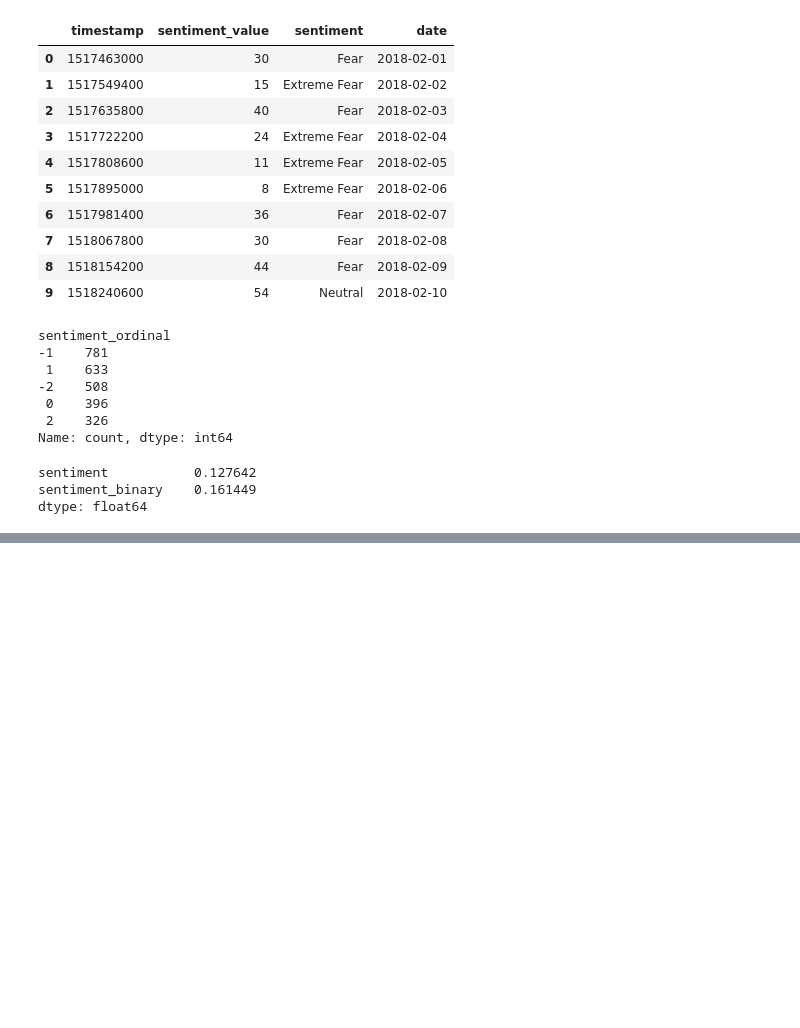
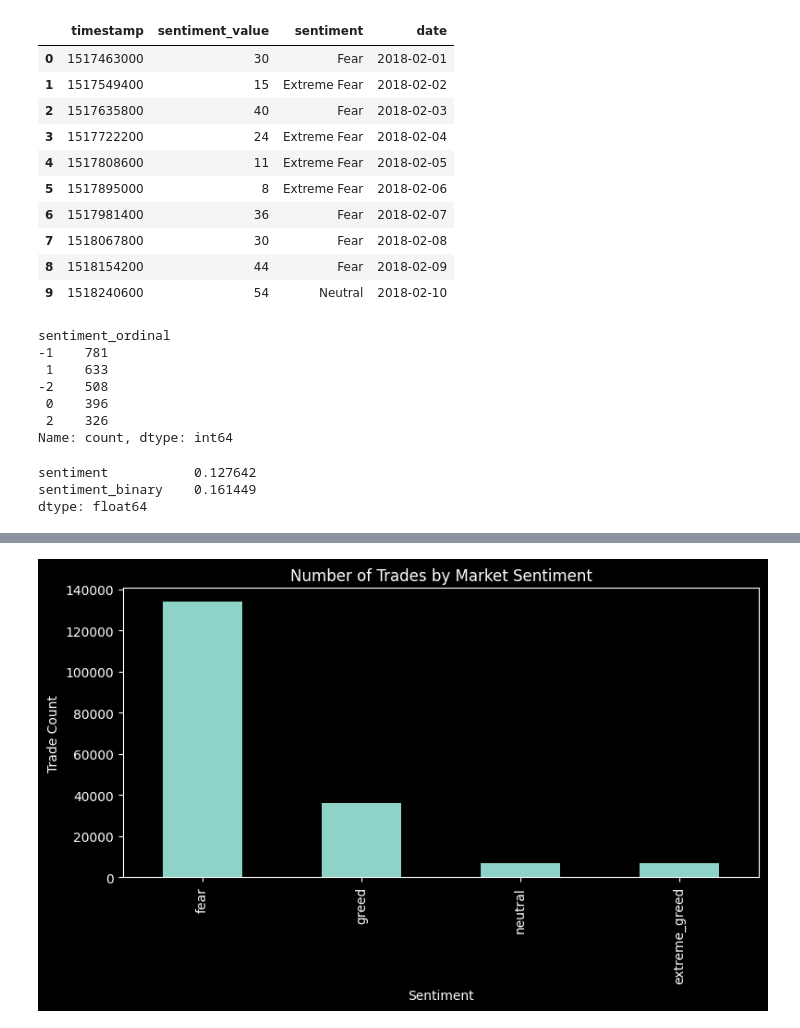
Before and after one commit to DeadBoTt-exe/Assignment_Primetrade.ai, a Jupyter notebook: notebook1.ipynb, the cells around one changed output, grey strips where cells are left out. Drawn from its saved outputs; the diff is of its cells as text; code cells hidden in the pictures; blank space fills up the shorter version.

```diff
--- a/notebook1.ipynb
+++ b/notebook1.ipynb
@@ -187,0 +220,12 @@ trades_sentiment.to_csv(
+# %%
+df["abs_size_usd"] = df["size_usd"].abs()
+df["fee_ratio"] = df["fee"] / df["abs_size_usd"]
+# %%
+df["sentiment_direction_interaction"] = (
+    df["direction"] * df["sentiment_ordinal"]
+)
+# %%
+df["hour"] = df["timestamp"].dt.hour
+df["day_of_week"] = df["timestamp"].dt.dayofweek  # 0 = Monday
+# %%
+df["is_profitable"] = (df["net_pnl"] > 0).astype(int)
@@ -187,0 +280,19 @@ trades_sentiment.to_csv(
+# %%
+#Do traders trade more during Greed or Fear?
+
+trade_count = (
+    df.groupby("sentiment")["account"]
+    .count()
+    .sort_values(ascending=False)
+)
+
+plt.figure(figsize=(8,5))
+trade_count.plot(kind="bar")
+plt.title("Number of Trades by Market Sentiment")
+plt.ylabel("Trade Count")
+plt.xlabel("Sentiment")
+plt.tight_layout()
+plt.savefig(OUTPUT_DIR / "trade_count_by_sentiment.png")
+plt.show()
+# %% [output]
+[figure, added]
```
Also changed, not shown: parts of 20 cells of this notebook, 9 other files.
